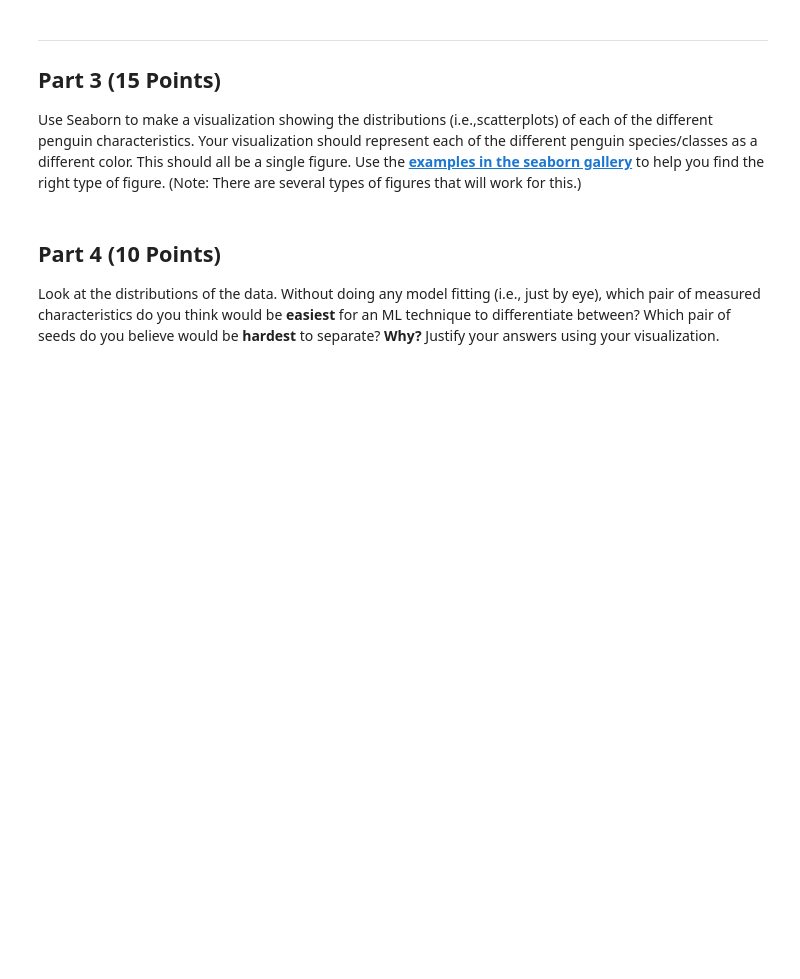
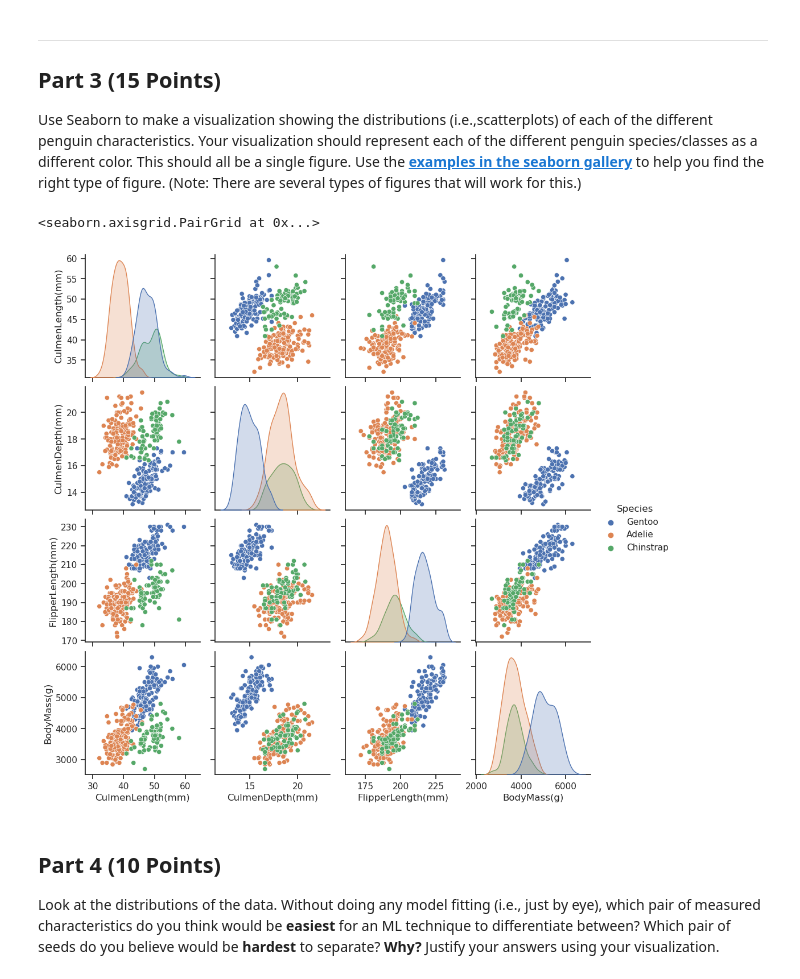
Before and after one commit to zuohanwe/CMSE202-s23-turnin, a Jupyter notebook: final/zuohanwe-CMSE202-Final-Section001-STUDENT.ipynb, the cells around one changed output. Saved outputs shown, nothing was run; the diff lists cells and outputs as text; code cells hidden in the pictures; blank space fills up the shorter version.

```diff
--- a/final/zuohanwe-CMSE202-Final-Section001-STUDENT.ipynb
+++ b/final/zuohanwe-CMSE202-Final-Section001-STUDENT.ipynb
@@ -76,2 +93,4 @@ To get started, let’s grab the dataset we’ll be working with.
 # %%
 ## your code
+penguins = pd.read_csv('Penguin_data.csv')
+penguins
@@ -79,3 +112,5 @@ To get started, let’s grab the dataset we’ll be working with.
 **(5 pt) Now let's extract the useful data for classification.** Create a new data frame that contains only culmen lenth, culmen depth, flipper length, body mass, and species.
 # %%
 ## your code
+penguin_features = penguins[['Species', 'CulmenLength(mm)', 'CulmenDepth(mm)', 'FlipperLength(mm)', 'BodyMass(g)']]
+penguin_features
@@ -86,6 +135,12 @@ To get started, let’s grab the dataset we’ll be working with.
 Use Seaborn to make a visualization showing the distributions (i.e.,scatterplots) of each of the different penguin characteristics. Your visualization should represent each of the different penguin species/classes as a different color. This should all be a single figure. Use the [**examples in the seaborn gallery**](https://seaborn.pydata.org/examples/index.html) to help you find the right type of figure. (Note: There are several types of figures that will work for this.)
 # %%
 ## your code
+sns.set_theme(style="ticks")
+
+sns.pairplot(penguin_features, hue="Species")
+# %% [output]
+<seaborn.axisgrid.PairGrid at 0x...>
+[figure, added]
 # %% [markdown]
 ## Part 4 (10 Points)
 
```
Also changed, not shown: parts of 5 cells of this notebook, 1 other file.
